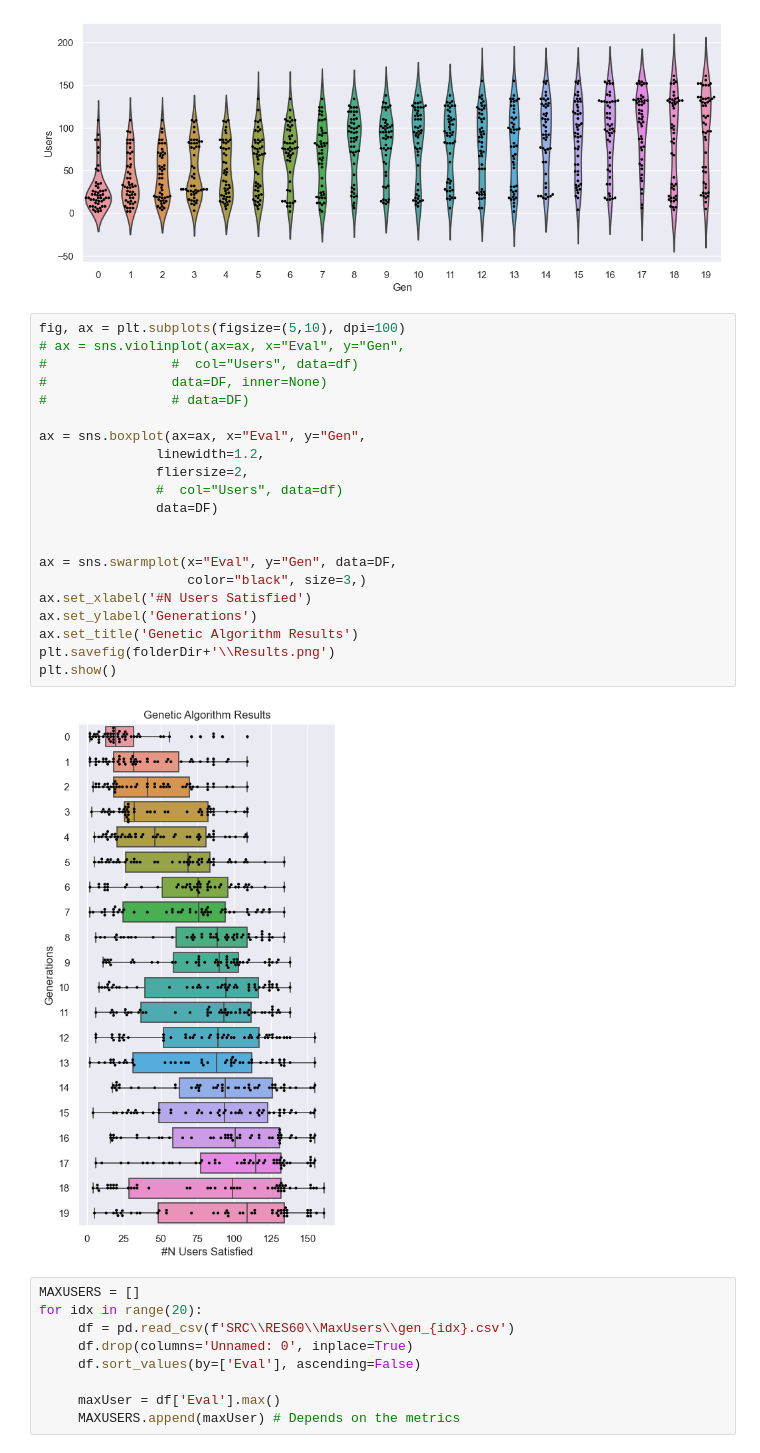
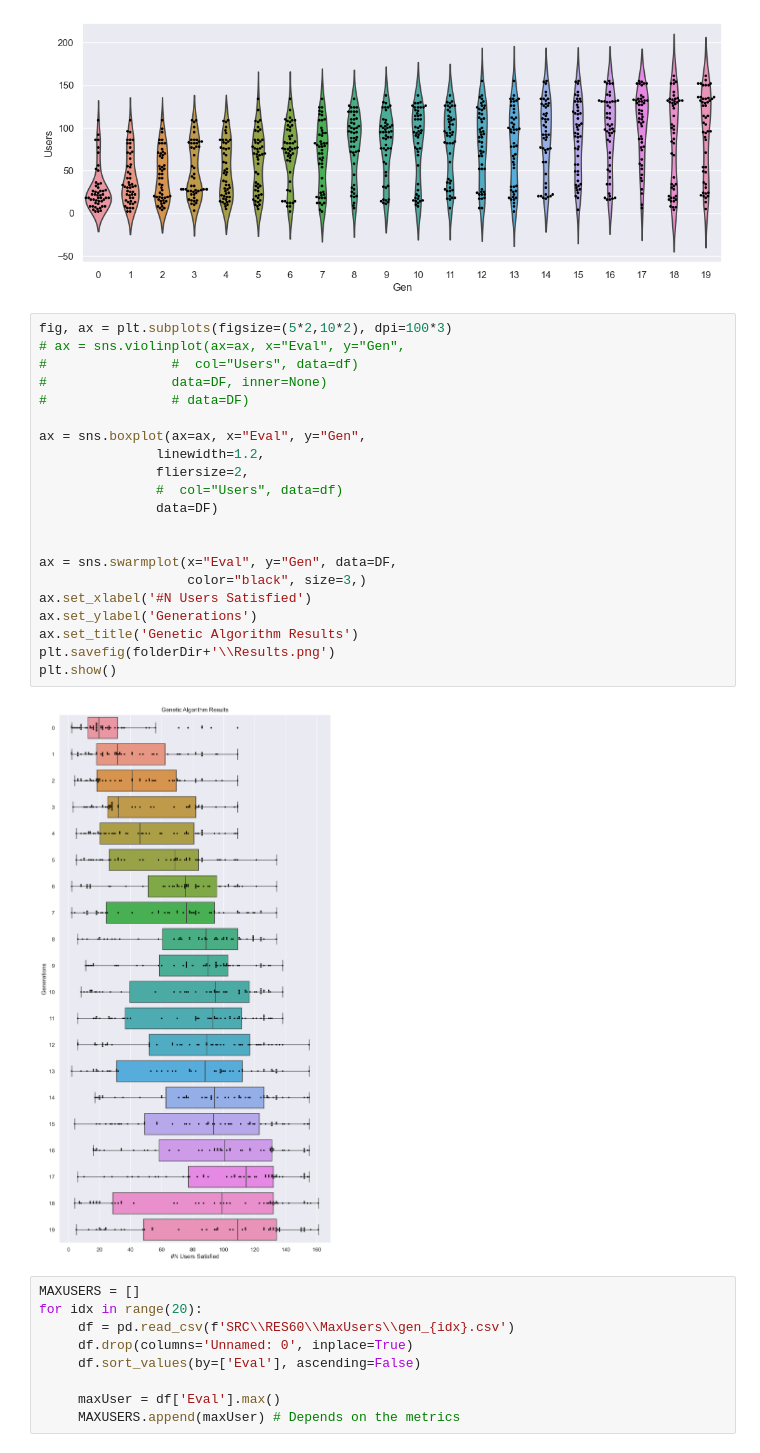
Before and after one commit to sirbastiano/STKWizard, a Jupyter notebook: plotter.ipynb, the cells around one changed output. Saved outputs shown, nothing was run; the diff lists cells and outputs as text.

```diff
--- a/plotter.ipynb
+++ b/plotter.ipynb
@@ -45,28 +45,28 @@ plt.show()
 # %% [output]
 [figure]
 # %%
-fig, ax = plt.subplots(figsize=(5,10), dpi=100)
+fig, ax = plt.subplots(figsize=(5*2,10*2), dpi=100*3)
 # ax = sns.violinplot(ax=ax, x="Eval", y="Gen",
 #                #  col="Users", data=df)
 #                data=DF, inner=None)
 #                # data=DF)
 
 ax = sns.boxplot(ax=ax, x="Eval", y="Gen",
                linewidth=1.2,
                fliersize=2,
                #  col="Users", data=df)
                data=DF)
 
 
 ax = sns.swarmplot(x="Eval", y="Gen", data=DF,
                    color="black", size=3,)
 ax.set_xlabel('#N Users Satisfied')
 ax.set_ylabel('Generations')
 ax.set_title('Genetic Algorithm Results')
 plt.savefig(folderDir+'\\Results.png')
 plt.show()
 # %% [output]
-[figure, old version]
+[figure, new version]
 # %%
 MAXUSERS = []
 for idx in range(20):
```
Also changed, not shown: 42 other files.
